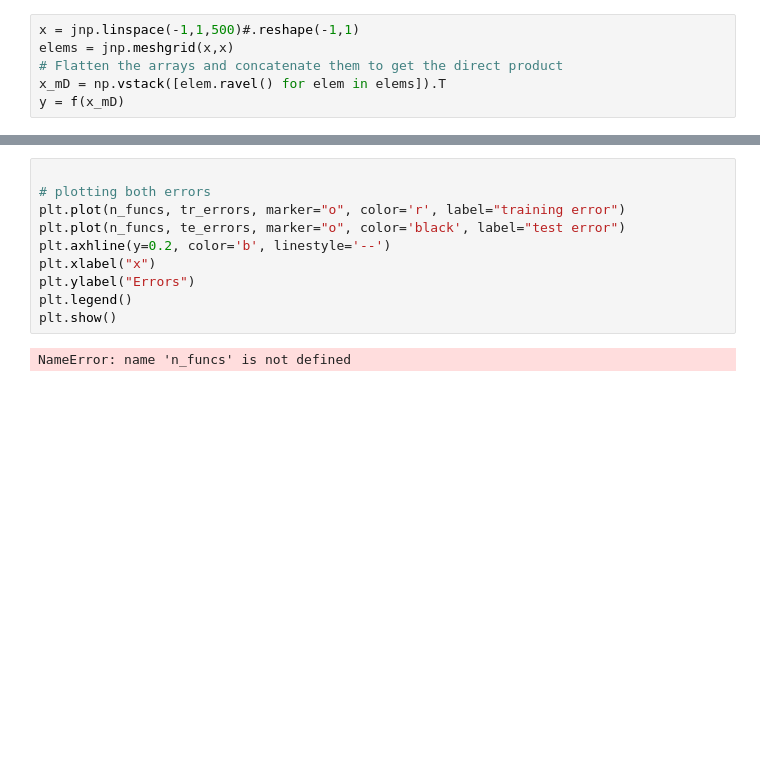
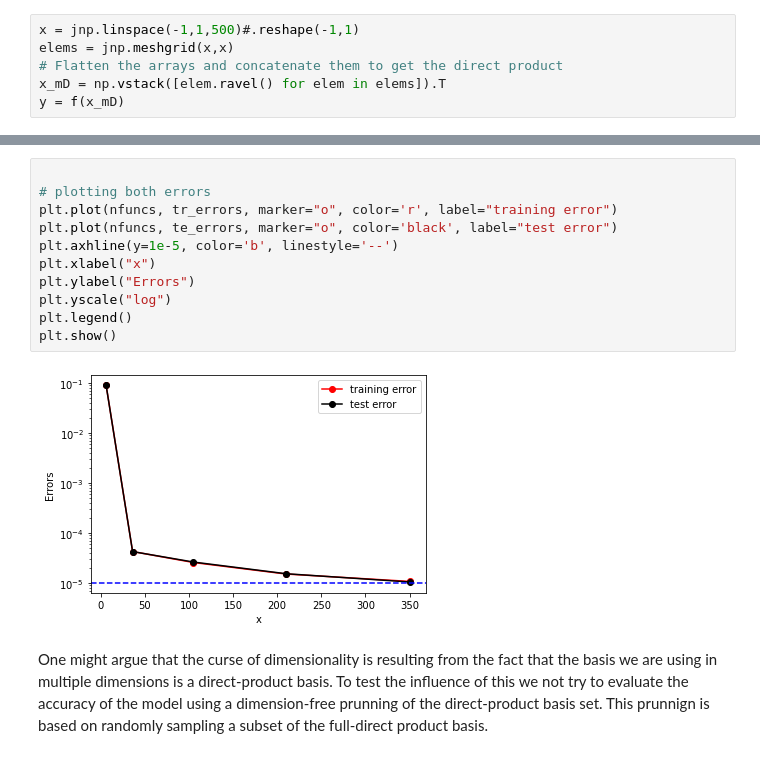
Before and after one commit to Saleh0694/MathML, a Jupyter notebook: Lab/1.1_CoD.ipynb, the cells around one changed output, grey strips where cells are left out. Cells and saved outputs as stored; diff of their text form; blank space fills up the shorter version.

```diff
--- a/Lab/1.1_CoD.ipynb
+++ b/Lab/1.1_CoD.ipynb
@@ -257,12 +257,15 @@ epoch: 4000, loss function: 0.0003026357153430581
 # %%
 
 # plotting both errors
-plt.plot(n_funcs, tr_errors, marker="o", color='r', label="training error")
-plt.plot(n_funcs, te_errors, marker="o", color='black', label="test error")
-plt.axhline(y=0.2, color='b', linestyle='--')
+plt.plot(nfuncs, tr_errors, marker="o", color='r', label="training error")
+plt.plot(nfuncs, te_errors, marker="o", color='black', label="test error")
+plt.axhline(y=1e-5, color='b', linestyle='--')
 plt.xlabel("x")
 plt.ylabel("Errors")
+plt.yscale("log")
 plt.legend()
 plt.show()
 # %% [output]
-NameError: name 'n_funcs' is not defined
+[figure, added]
+# %% [markdown]
+One might argue that the curse of dimensionality is resulting from the fact that the basis we are using in multiple dimensions is a direct-product basis. To test the influence of this we not try to evaluate the accuracy of the model using a dimension-free prunning of the direct-product basis set. This prunnign is based on randomly sampling a subset of the full-direct product basis.
```
Also changed, not shown: parts of 5 cells of this notebook.
